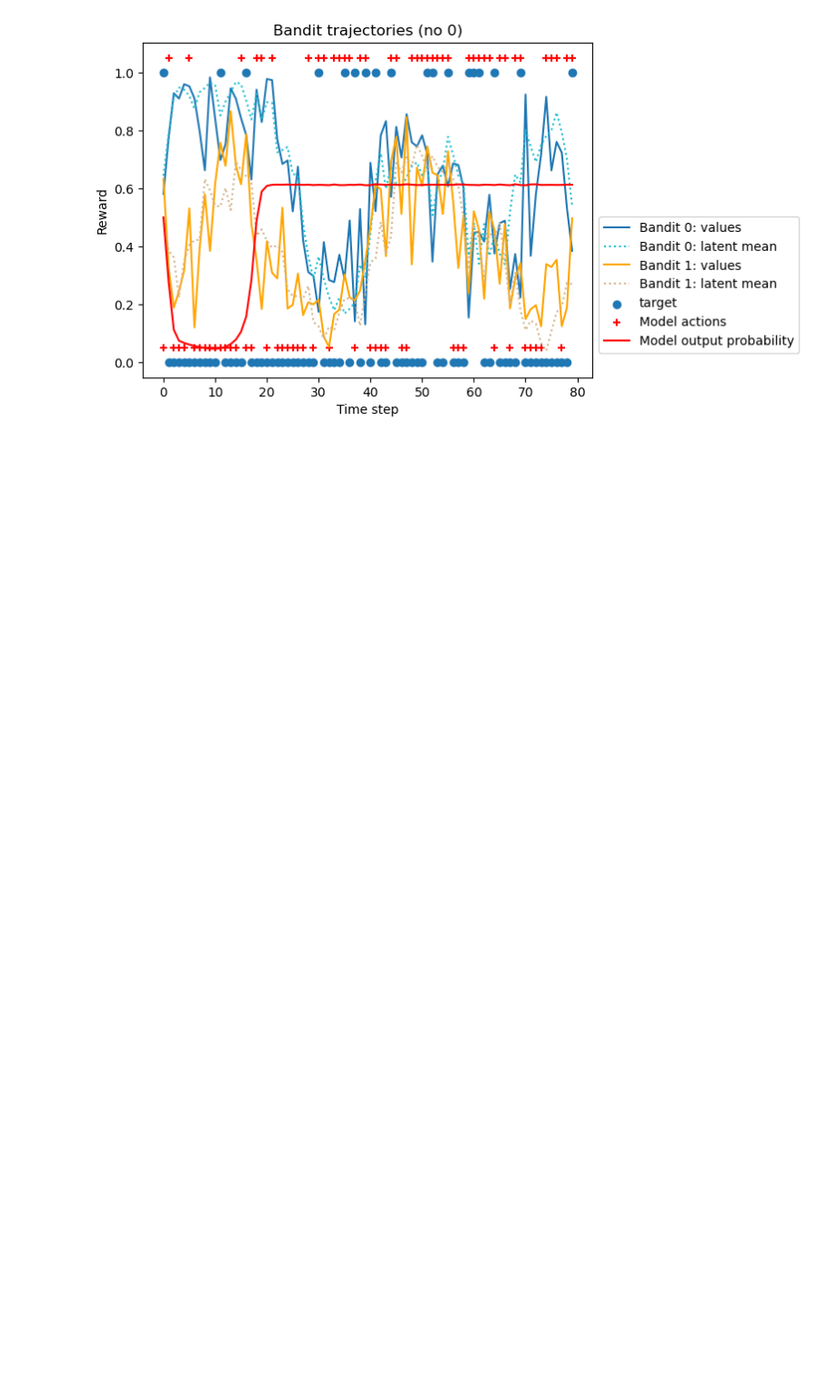
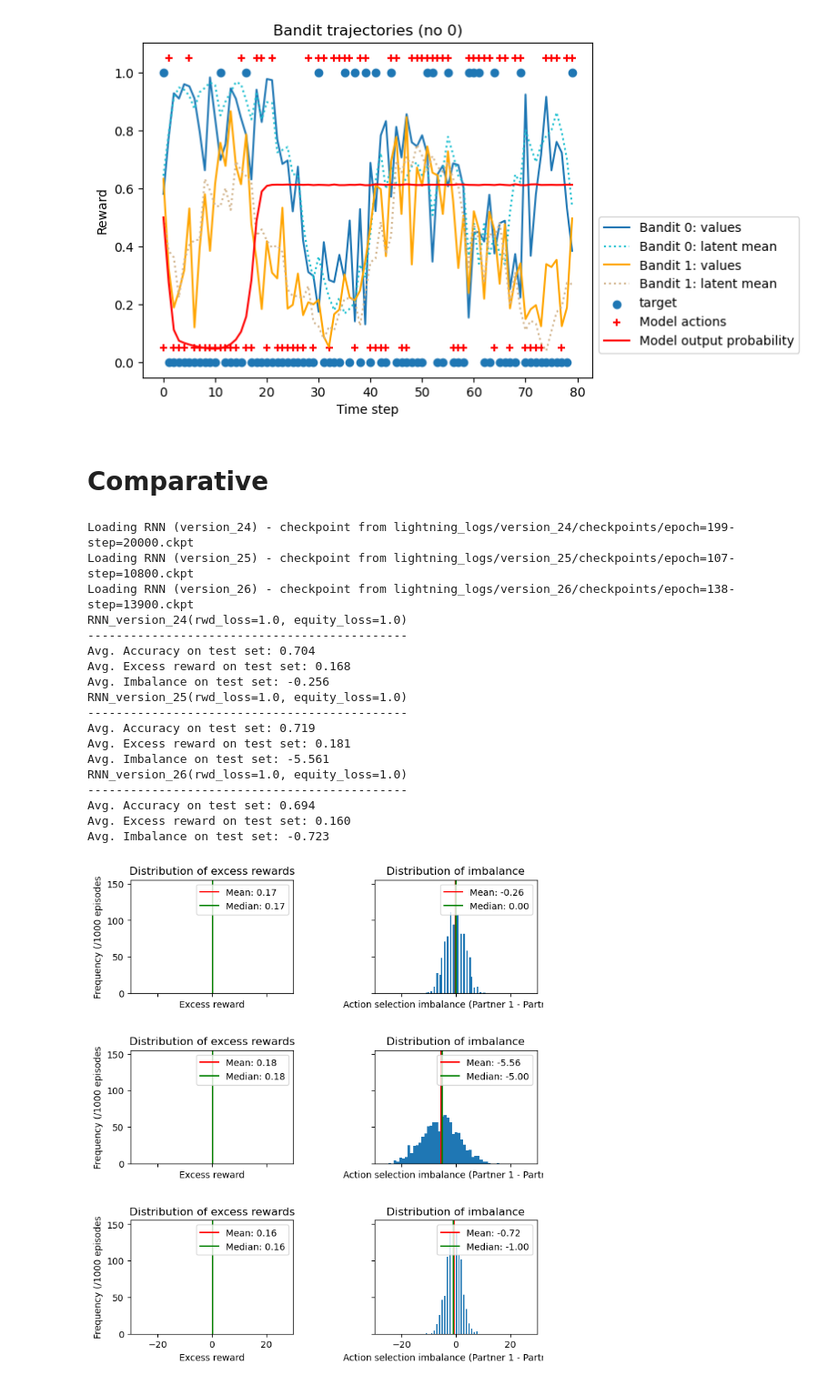
Before and after one commit to atrudel/social_bandit, a Jupyter notebook: visualization.ipynb, the cells around one changed output. Shown at 91% size. Cells and saved outputs as stored; diff of their text form; code cells hidden in the pictures; blank space fills up the shorter version.

Commit message:
comparative evaluation

```diff
--- a/visualization.ipynb
+++ b/visualization.ipynb
@@ -110,3 +111,27 @@ Avg. Imbalance on test set: -0.440
 [figure]
 [figure]
 [figure]
+# %% [markdown]
+# Comparative
+# %%
+comparative_evaluation(['version_24', 'version_25', 'version_26'], 42)
+# %% [output]
+Loading RNN (version_24) - checkpoint from lightning_logs/version_24/checkpoints/epoch=199-step=20000.ckpt
+Loading RNN (version_25) - checkpoint from lightning_logs/version_25/checkpoints/epoch=107-step=10800.ckpt
+Loading RNN (version_26) - checkpoint from lightning_logs/version_26/checkpoints/epoch=138-step=13900.ckpt
+RNN_version_24(rwd_loss=1.0, equity_loss=1.0)
+---------------------------------------------
+Avg. Accuracy on test set: 0.704
+Avg. Excess reward on test set: 0.168
+Avg. Imbalance on test set: -0.256
+RNN_version_25(rwd_loss=1.0, equity_loss=1.0)
+---------------------------------------------
+Avg. Accuracy on test set: 0.719
+Avg. Excess reward on test set: 0.181
+Avg. Imbalance on test set: -5.561
+RNN_version_26(rwd_loss=1.0, equity_loss=1.0)
+---------------------------------------------
+Avg. Accuracy on test set: 0.694
+Avg. Excess reward on test set: 0.160
+Avg. Imbalance on test set: -0.723
+[figure, added]
```
Also changed, not shown: parts of 3 cells of this notebook, 3 other files.
